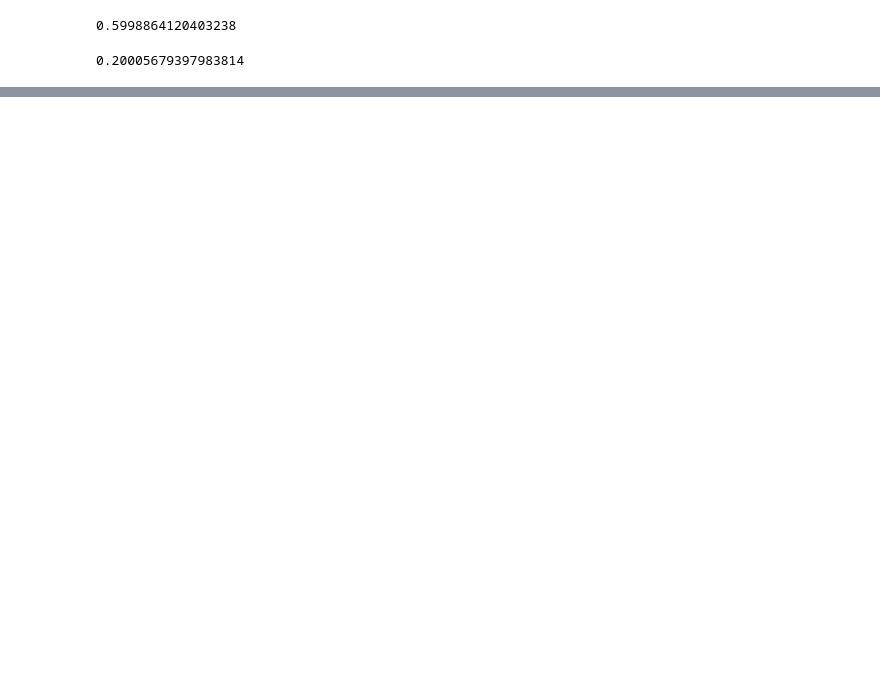
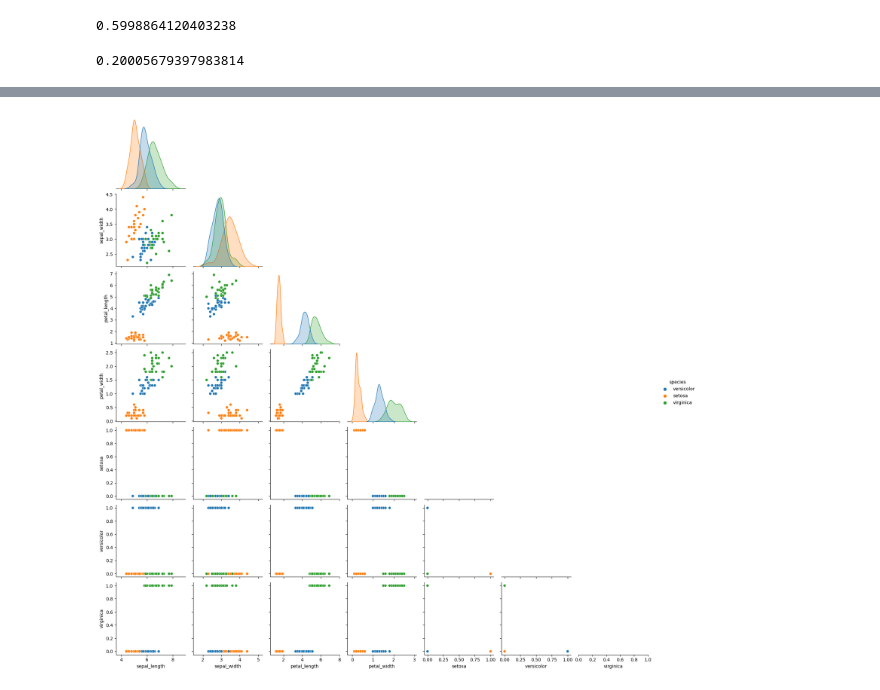
Before and after one commit to lewisalexia/classification-exercises, a Jupyter notebook: classification_exercises.ipynb, the cells around one changed output, grey strips where cells are left out. Cells and saved outputs as stored; diff of their text form; code cells hidden in the pictures; blank space fills up the shorter version.

```diff
--- a/classification_exercises.ipynb
+++ b/classification_exercises.ipynb
@@ -820,0 +830,3 @@ Test: (1409, 24)
+# %%
+# acquire
+iris = acq.get_iris_data()
@@ -820,0 +848,4 @@ Test: (1409, 24)
+# %%
+# prepare
+iris_clean = prep.clean_iris(iris)
+iris_clean.head()
@@ -820,0 +863,4 @@ Test: (1409, 24)
+# %%
+# split
+train_iris, validate_iris, test_iris = prep.split_iris(iris_clean)
+train_iris.shape, validate_iris.shape, test_iris.shape
@@ -820,0 +1239,5 @@ Test: (1409, 24)
+# %%
+sns.pairplot(data=train_iris, hue='species', corner=True)
+plt.show()
+# %% [output]
+[figure, added]
```
Also changed, not shown: parts of 96 cells of this notebook.
